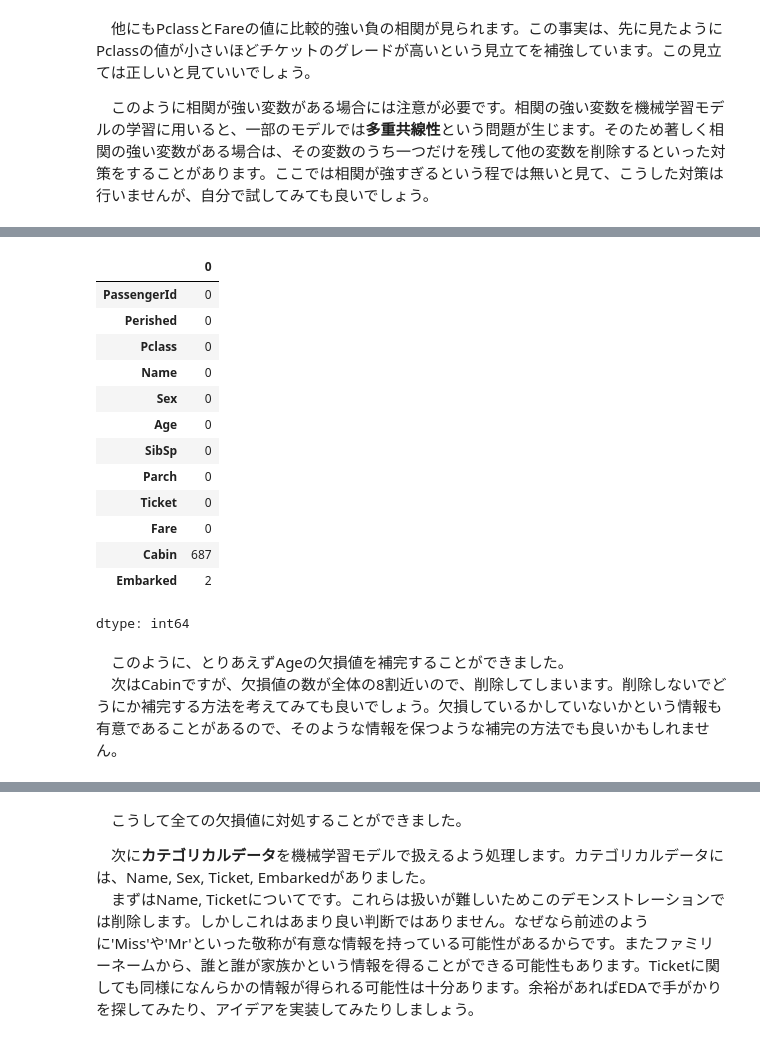
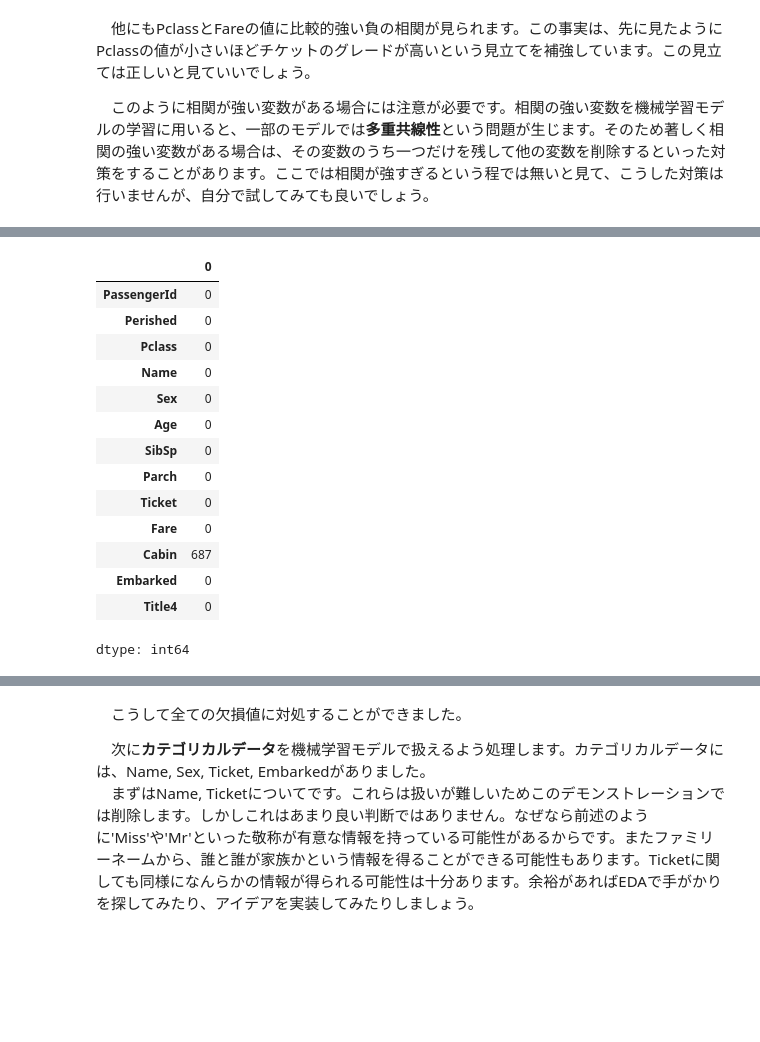
Before and after one commit to kaneken2025/kaggle, a Jupyter notebook: Titanic_trial.ipynb, the cells around one changed output, grey strips where cells are left out. Saved outputs shown, nothing was run; the diff lists cells and outputs as text; code cells hidden in the pictures; blank space fills up the shorter version.

Commit message:
GCI _2025 _Winter Titanic GPTを使いながら試行錯誤（Ver.11/12）

```diff
--- a/Titanic_trial.ipynb
+++ b/Titanic_trial.ipynb
@@ -230,0 +448,11 @@ plt.show()
+# %%
+# Embarkedの最頻値を確認
+print(df['Embarked'].mode())
+
+# Titanicでは通常 'S' が最頻値だけど、欠損の2件は高運賃(=C)なので:
+mask = df['Embarked'].isna()
+print(df.loc[mask, ['Pclass', 'Fare', 'Sex']])
+
+# → fareが高く1等なのでCが妥当
+df['Embarked'] = df['Embarked'].fillna('C')
+df_test['Embarked'] = df_test['Embarked'].fillna('C')
@@ -231,29 +540,28 @@ plt.show()
 # %%
-age = pd.concat([df['Age'], df_test['Age']])
-fare = pd.concat([df['Fare'], df_test['Fare']])
+#元のコード
+#age = pd.concat([df['Age'], df_test['Age']])
+#fare = pd.concat([df['Fare'], df_test['Fare']])
 
-df['Age'].fillna(age.mean(), inplace=True)
-df_test['Age'].fillna(age.mean(), inplace=True)
+#df['Age'].fillna(age.mean(), inplace=True)
+#df_test['Age'].fillna(age.mean(), inplace=True)
 
-df['Fare'].fillna(fare.mean(), inplace=True)
-df_test['Fare'].fillna(fare.mean(), inplace=True)
+#df['Fare'].fillna(fare.mean(), inplace=True)
+#df_test['Fare'].fillna(fare.mean(), inplace=True)
 
 df.isnull().sum()
 # %% [output]
 |  | 0 |
 | PassengerId | 0 |
 | Perished | 0 |
 | Pclass | 0 |
 | Name | 0 |
 | Sex | 0 |
 | Age | 0 |
 | SibSp | 0 |
 | Parch | 0 |
 | Ticket | 0 |
 | Fare | 0 |
 | Cabin | 687 |
-| Embarked | 2 |
+| Embarked | 0 |
+| Title4 | 0 |
 dtype: int64
-# %% [markdown]
-　このように、とりあえずAgeの欠損値を補完することができました。
-　次はCabinですが、欠損値の数が全体の8割近いので、削除してしまいます。削除しないでどうにか補完する方法を考えてみても良いでしょう。欠損しているかしていないかという情報も有意であることがあるので、そのような情報を保つような補完の方法でも良いかもしれません。
```
Also changed, not shown: parts of 38 cells of this notebook.
